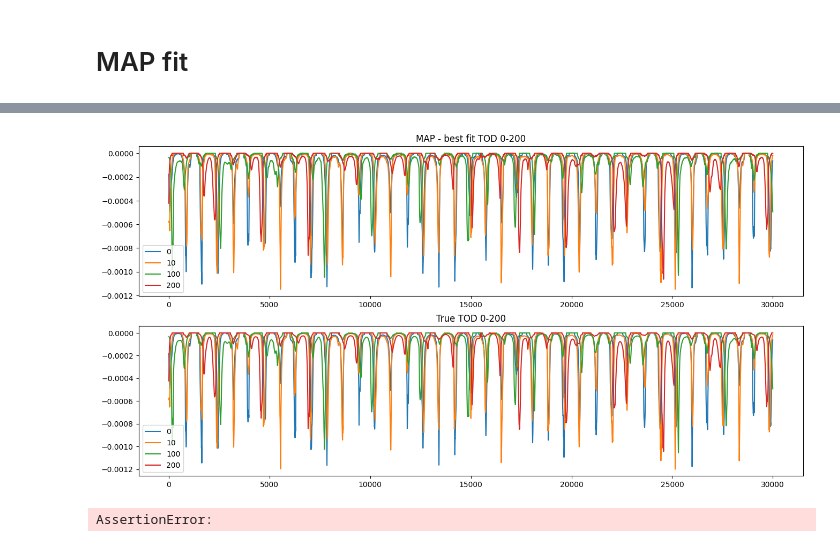
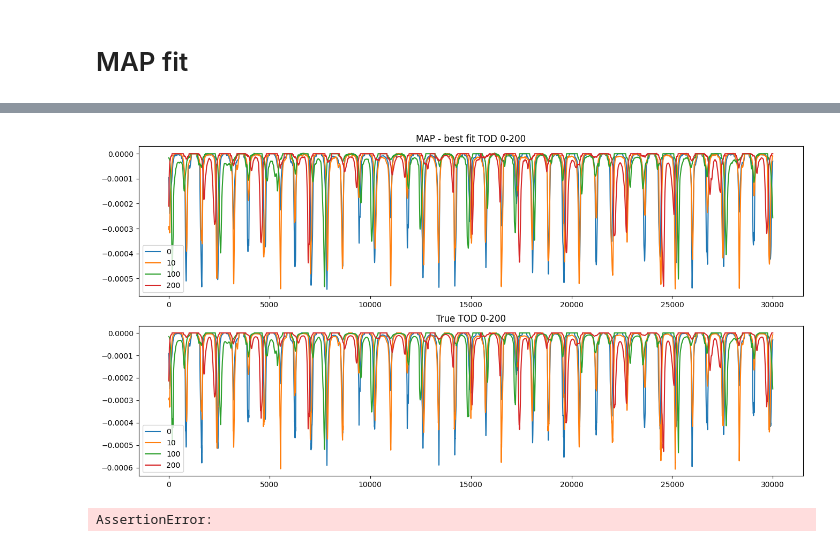
Before and after one commit to jwuerzinger/CMB_denoising, a Jupyter notebook: nifty_maria/nifty_maria_mapsampling.ipynb, the cells around one changed output, grey strips where cells are left out. Saved outputs shown, nothing was run; the diff lists cells and outputs as text; code cells hidden in the pictures.

```diff
--- a/nifty_maria/nifty_maria_mapsampling.ipynb
+++ b/nifty_maria/nifty_maria_mapsampling.ipynb
@@ -263,3 +247,15 @@ def construct_beam_filter(fwhm, res, buffer=1):
     F = jax.numpy.exp(-((R / (fwhm / 2)) ** 16))
 
     return F / F.sum()
+# %%
+nu = jax.numpy.linspace(45., 135., 64)
+print(nu)
+TRJ = jax.scipy.interpolate.RegularGridInterpolator(
+            (jax.numpy.array([100.]), ),
+            mapdata_truth,
+            fill_value=None,
+            bounds_error=False,
+            method='nearest',
+    )(nu)
+
+print("TRJ shape:", TRJ.shape)
@@ -347,7 +343,7 @@ def sample_maps(sim_truthmap, dx, dy, resolution, x_side, y_side):
 # %%
 
 # jax_tods = sample_maps(sim_truthmap.map.data, dx, dy, instrument, sim_truthmap.map.resolution, sim_truthmap.map.x_side, sim_truthmap.map.y_side)
-jax_tods = sample_maps(mapdata_truth[0], dx, dy, sim_truthmap.map.resolution, sim_truthmap.map.x_side, sim_truthmap.map.y_side)
+jax_tods = sample_maps(mapdata_truth, dx, dy, sim_truthmap.map.resolution, sim_truthmap.map.x_side, sim_truthmap.map.y_side)
 
 fig, axes = plt.subplots(2, 1, figsize=(16, 8))
 
@@ -373,20 +367,17 @@ plt.show()
 class Signal_TOD(jft.Model):
     def __init__(self, gp_map):
         self.gp_map = gp_map
-        super().__init__(init=self.gp_map.init)
+        super().__init__(init=self.gp_map.init, domain=jft.Vector(gp_map.domain))
 
     def __call__(self, x):
-        return sample_maps(self.gp_map(x), dx, dy, sim_truthmap.map.resolution, sim_truthmap.map.x_side, sim_truthmap.map.y_side)
-        # return sample_maps_simple(self.gp_map(x))
-        # return self.gp_map(x)
+        return sample_maps(jax.numpy.broadcast_to(self.gp_map(x), (1, dims[0], dims[1])), dx, dy, sim_truthmap.map.resolution, sim_truthmap.map.x_side, sim_truthmap.map.y_side)
 
 class Signal_map(jft.Model):
     def __init__(self, gp_map):
         self.gp_map = gp_map
-        super().__init__(init=self.gp_map.init)
+        super().__init__(init=self.gp_map.init, domain=jft.Vector(gp_map.domain))
 
     def __call__(self, x):
-        # return sample_maps(self.gp_map(x), dx, dy, instrument, sim_truthmap.map.resolution, sim_truthmap.map.x_side, sim_truthmap.map.y_side)
         return self.gp_map(x)
 
 signal_response_tod = Signal_TOD(gp_map)
@@ -401,21 +392,14 @@ noise_cov_inv_tod_simple = lambda x: 1e-6**-2 * x
 # Combine in likelihood
 tods_map = np.float64(tod_truthmap.data.compute())
 lh_tod = jft.Gaussian( jax_tods, noise_cov_inv_tod).amend(signal_response_tod)
-lh_tod_simple = jft.Gaussian( dummy_tods, noise_cov_inv_tod_simple).amend(signal_response_tod)
-# lh_map = jft.Gaussian( mapdata_input, noise_cov_inv).amend(signal_response_map) # true map
-
 lh_map = jft.Gaussian( mapdata_truth[0], noise_cov_inv_map).amend(signal_response_map) # true map
 
-# lh = jft.Model(lambda x: lh_tod(x) + lh_map(x), init=lh_tod.init | lh_map.init)
-
-# lh = lh_tod + lh_map
+lh = lh_tod + lh_map
 # lh = lh_map
-lh = lh_tod
-# lh = lh_tod_simple
+# lh = lh_tod
 
 lh_map_grad = jax.grad(lh_map)
 lh_tod_grad = jax.grad(lh_tod)
-lh_tod_simple_grad = jax.grad(lh_tod)
 # %% [output]
 assuming a diagonal covariance matrix;
 setting `std_inv` to `cov_inv(ones_like(data))**0.5`
@@ -526,23 +507,22 @@ plt.show()
 # %%
 # plot maximum of posterior (mode)
-# pred_tods = signal_response_tod(samples.pos) # gives time-series
-pred_tods = sample_maps(gp_map(samples.pos), dx, dy, sim_truthmap.map.resolution, sim_truthmap.map.x_side, sim_truthmap.map.y_side)
+pred_tods = signal_response_tod(samples.pos) # gives time-series
 
 fig, axes = plt.subplots(2, 1, figsize=(16, 8))
 
 for i in [0, 10, 100, 200]:
     im0 = axes[0].plot(pred_tods[i], label=i)
     # im1 = axes[1].plot(tods_map[i], label=i)
     im1 = axes[1].plot(jax_tods[i], label=i)
 
 axes[0].title.set_text(f'MAP - best fit TOD 0-{i}')
 axes[0].legend()
 axes[1].title.set_text(f'True TOD 0-{i}')
 axes[1].legend()
 
 plt.show()
 # %% [output]
-[figure, old version]
+[figure, new version]
 # %%
 assert False
 # %% [output]
```
Also changed, not shown: parts of 12 cells of this notebook.
